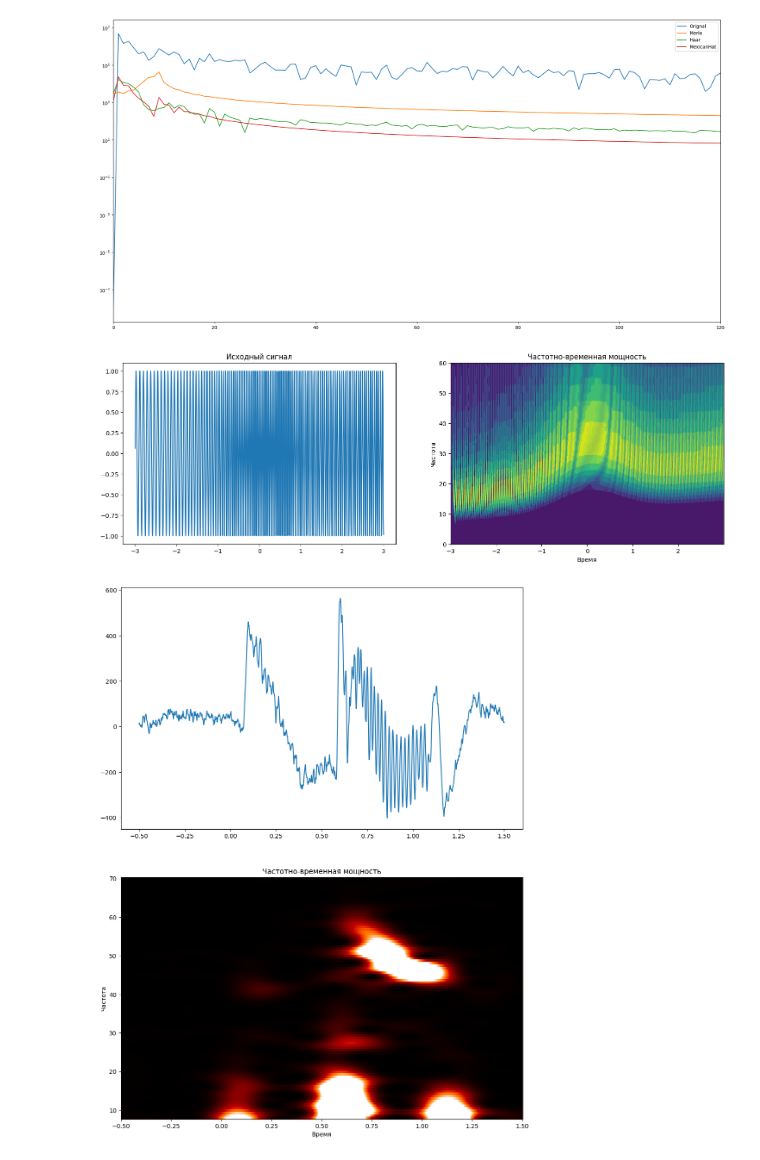
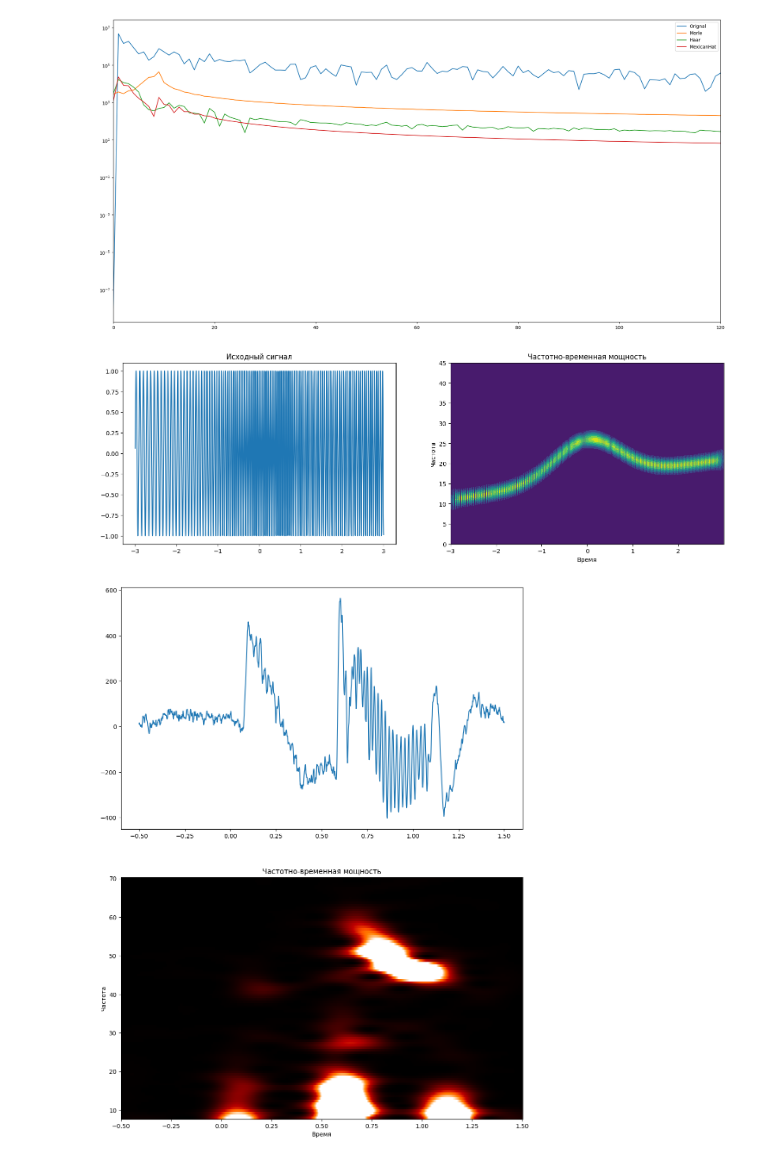
Before and after one commit to JooudDoo/DigitalSignals, a Jupyter notebook: lab_6.ipynb, the cells around one changed output. Saved outputs shown, nothing was run; the diff lists cells and outputs as text; code cells hidden in the pictures.

```diff
--- a/lab_6.ipynb
+++ b/lab_6.ipynb
@@ -227,37 +227,37 @@ def compute_time_frequency(time, signal, Freq2, Ws, wewlet_time=None):
     for fi in range(len(Freq2)):
         waveX = scipy.fftpack.fft(Ws[fi, :], conv)
         waveX = waveX / np.max(waveX)
         conv_res = scipy.fftpack.ifft(waveX * sigX)
         conv_res = conv_res[half - 1: -half][:time.shape[0]]
         tf[fi, :] = np.abs(conv_res)**2
 
     return tf
 
 
 samples_rate = 1000
 time_series = np.arange(-3, 3, 1/samples_rate)
 signal = create_signal(time_series, samples_rate)
 # signal = np.cos(time_series * np.pi * 20 * 2)
-# Freq2, Ws = create_wavelets(MexicanHat, time_series, Freq1=70, Freq2_max=60, wavelet_params={"sigma":0.07})
-# Freq2, Ws = create_wavelets(MorleWewlet, time_series, Freq1=70, Freq2_max=60, wavelet_params={"sigma":0.07})
-Freq2, Ws = create_wavelets(Haar, time_series, Freq1=70, Freq2_max=60)
+Freq2, Ws = create_wavelets(MexicanHat, time_series, Freq1=70, Freq2_max=45, wavelet_params={"sigma":0.1})
+# Freq2, Ws = create_wavelets(MorleWewlet, time_series, Freq1=70, Freq2_max=35, wavelet_params={"sigma":0.07})
+# Freq2, Ws = create_wavelets(Haar, time_series, Freq1=20, Freq2_max=150)
 tf = compute_time_frequency(time_series, signal, Freq2, Ws)
 
 fig = plt.figure(figsize=(18, 12))
 plt.subplot(221)
 plt.title("Исходный сигнал")
 plt.plot(time_series, signal)
 
 
 plt.subplot(222)
 plt.contourf(time_series, Freq2, tf)
 plt.xlabel('Время')
 plt.ylabel('Частота')
 plt.title('Частотно-временная мощность')
 
 plt.show()
 # %% [output]
-[figure, old version]
+[figure, new version]
 # %%
 braindata = sio.loadmat('Lab6_Data.mat')
 time_vec = braindata['timevec'][0]
```
